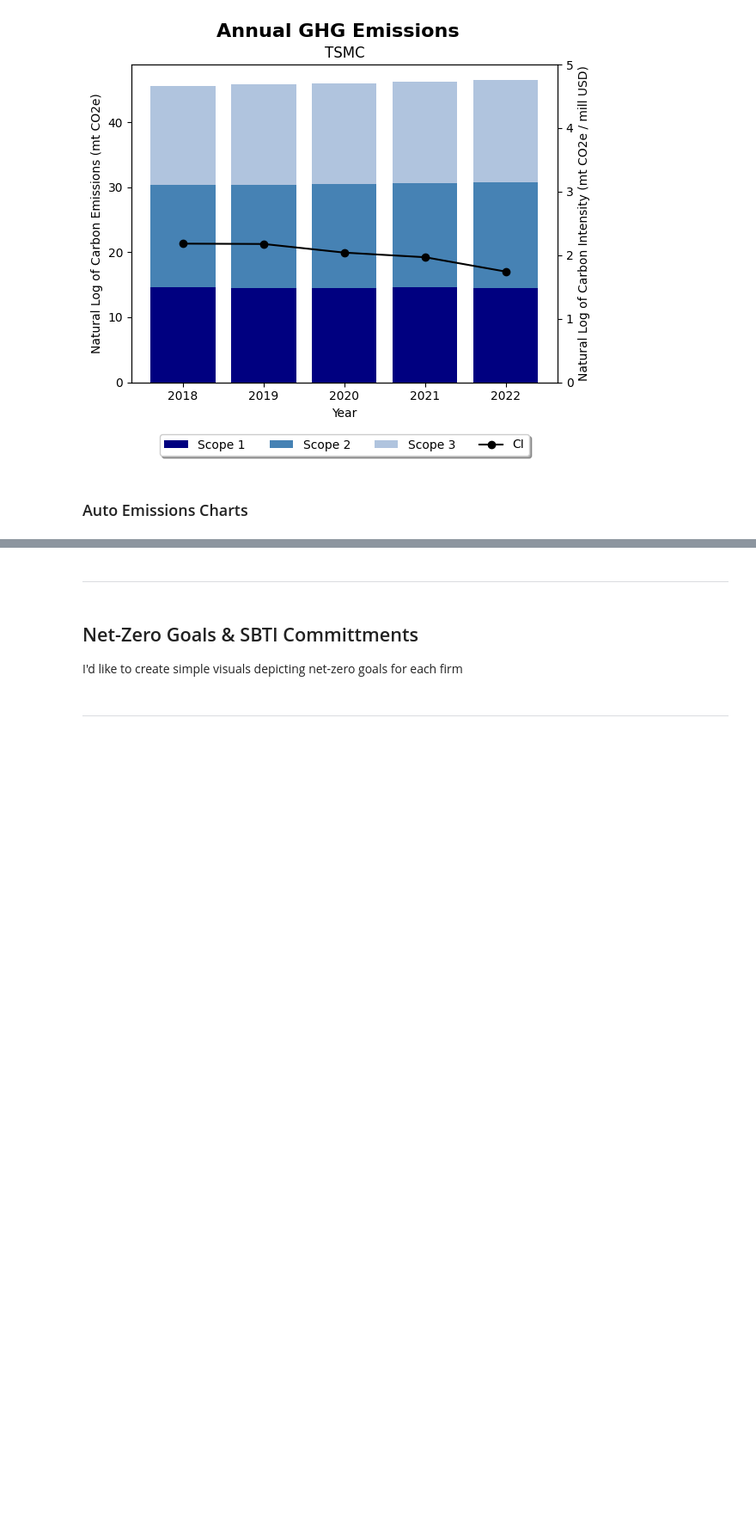
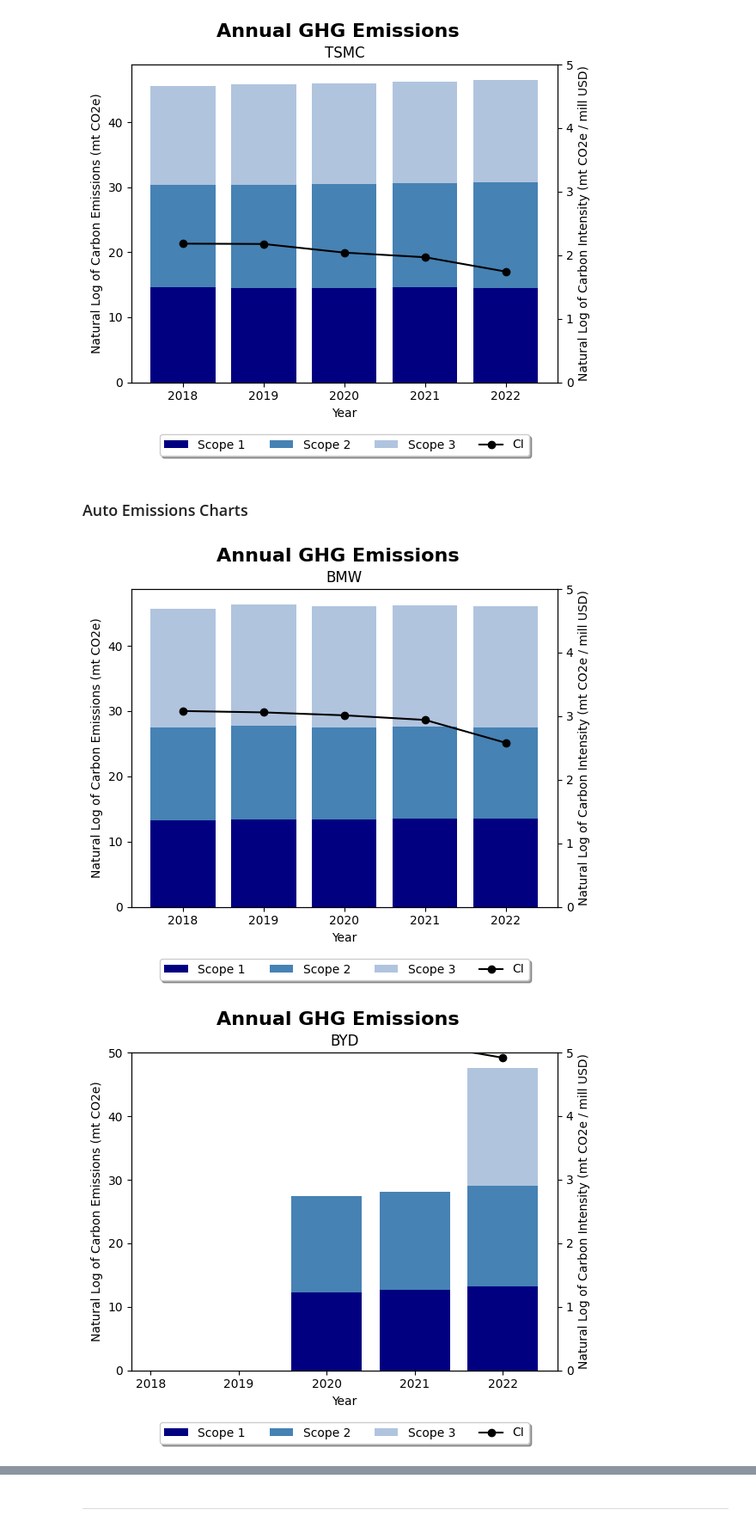
Before and after one commit to zcjanin/decarbonization-2024, a Jupyter notebook: Decarbo_EDA.ipynb, the cells around one changed output, grey strips where cells are left out. Shown at 86% size. Cells and saved outputs as stored; diff of their text form; code cells hidden in the pictures; blank space fills up the shorter version.

```diff
--- a/Decarbo_EDA.ipynb
+++ b/Decarbo_EDA.ipynb
@@ -608,6 +602,7 @@ for company in energy['COMPANY NAME'].unique():
 ### Tech Emissions Charts
 # %%
 # graph tech charts
+tech = sectors[sectors['SECTOR']=='Tech']
 
 for company in tech['COMPANY NAME'].unique():
     num_years = tech.loc[tech['COMPANY NAME']==company, 'YEAR'].shape[0]
@@ -626,9 +621,14 @@ for company in tech['COMPANY NAME'].unique():
 # %% [markdown]
 ### Auto Emissions Charts
 # %%
+auto = sectors[sectors['SECTOR']=='Auto']
+
 for company in auto['COMPANY NAME'].unique():
     num_years = auto.loc[auto['COMPANY NAME']==company, 'YEAR'].shape[0]
     if num_years == 4:
-        graphCoEmissionsPlotly(auto, company, yrs2)
+        graphCoEmissions(auto, company, yrs2)
     else:
-        graphCoEmissionsPlotly(auto, company, yrs3)
+        graphCoEmissions(auto, company, yrs3)
+# %% [output]
+[figure, added]
+[figure, added]
@@ -635,6 +645,2 @@ for company in auto['COMPANY NAME'].unique():
 # %% [markdown]
 ---
-# %% [markdown]
-## Net-Zero Goals & SBTI Committments
-
-I'd like to create simple visuals depicting net-zero goals for each firm
@@ -662,2 +646,0 @@ plt.show()
-# %% [markdown]
----
```
Also changed, not shown: parts of 18 cells of this notebook, 5 other files.
